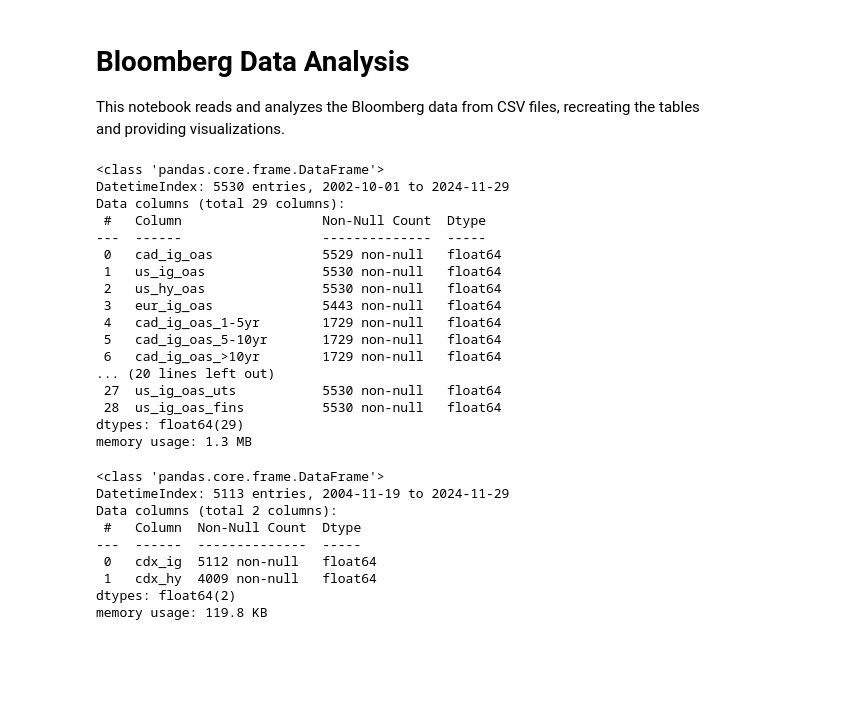
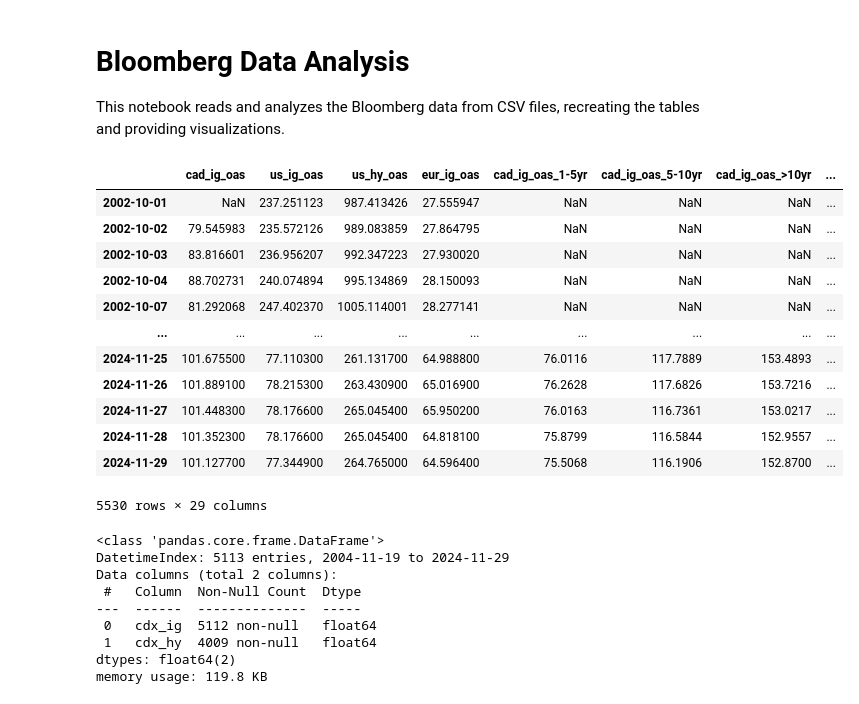
Before and after one commit to ewswlw/backtester, a Jupyter notebook: notebooks/analyze_bloomberg_data.ipynb, the cells around one changed output. Cells and saved outputs as stored; diff of their text form; code cells hidden in the pictures; blank space fills up the shorter version.

```diff
--- a/notebooks/analyze_bloomberg_data.ipynb
+++ b/notebooks/analyze_bloomberg_data.ipynb
@@ -32,25 +32,21 @@ sprds_df = read_csv_to_df(data_dir / 'sprds_data.csv')
 derv_df = read_csv_to_df(data_dir / 'derv_data.csv')
 er_ytd_df = read_csv_to_df(data_dir / 'er_ytd_data.csv')
 # %%
-sprds_df.info()
+sprds_df
 # %% [output]
+|  | cad_ig_oas | us_ig_oas | us_hy_oas | eur_ig_oas | cad_ig_oas_1-5yr | cad_ig_oas_5-10yr | cad_ig_oas_>10yr | ... |
+| 2002-10-01 | NaN | 237.251123 | 987.413426 | 27.555947 | NaN | NaN | NaN | ... |
+| 2002-10-02 | 79.545983 | 235.572126 | 989.083859 | 27.864795 | NaN | NaN | NaN | ... |
+| 2002-10-03 | 83.816601 | 236.956207 | 992.347223 | 27.930020 | NaN | NaN | NaN | ... |
+| 2002-10-04 | 88.702731 | 240.074894 | 995.134869 | 28.150093 | NaN | NaN | NaN | ... |
+| 2002-10-07 | 81.292068 | 247.402370 | 1005.114001 | 28.277141 | NaN | NaN | NaN | ... |
+| ... | ... | ... | ... | ... | ... | ... | ... | ... |
+| 2024-11-25 | 101.675500 | 77.110300 | 261.131700 | 64.988800 | 76.0116 | 117.7889 | 153.4893 | ... |
+| 2024-11-26 | 101.889100 | 78.215300 | 263.430900 | 65.016900 | 76.2628 | 117.6826 | 153.7216 | ... |
+| 2024-11-27 | 101.448300 | 78.176600 | 265.045400 | 65.950200 | 76.0163 | 116.7361 | 153.0217 | ... |
+| 2024-11-28 | 101.352300 | 78.176600 | 265.045400 | 64.818100 | 75.8799 | 116.5844 | 152.9557 | ... |
+| 2024-11-29 | 101.127700 | 77.344900 | 264.765000 | 64.596400 | 75.5068 | 116.1906 | 152.8700 | ... |
-<class 'pandas.core.frame.DataFrame'>
-DatetimeIndex: 5530 entries, 2002-10-01 to 2024-11-29
-Data columns (total 29 columns):
- #   Column                  Non-Null Count  Dtype
----  ------                  --------------  -----
- 0   cad_ig_oas              5529 non-null   float64
- 1   us_ig_oas               5530 non-null   float64
- 2   us_hy_oas               5530 non-null   float64
- 3   eur_ig_oas              5443 non-null   float64
- 4   cad_ig_oas_1-5yr        1729 non-null   float64
- 5   cad_ig_oas_5-10yr       1729 non-null   float64
- 6   cad_ig_oas_>10yr        1729 non-null   float64
-... (20 lines left out)
- 27  us_ig_oas_uts           5530 non-null   float64
- 28  us_ig_oas_fins          5530 non-null   float64
-dtypes: float64(29)
-memory usage: 1.3 MB
+5530 rows × 29 columns
 # %%
 derv_df.info()
 # %% [output]
```
Also changed, not shown: parts of 4 cells of this notebook, 3 other files.
